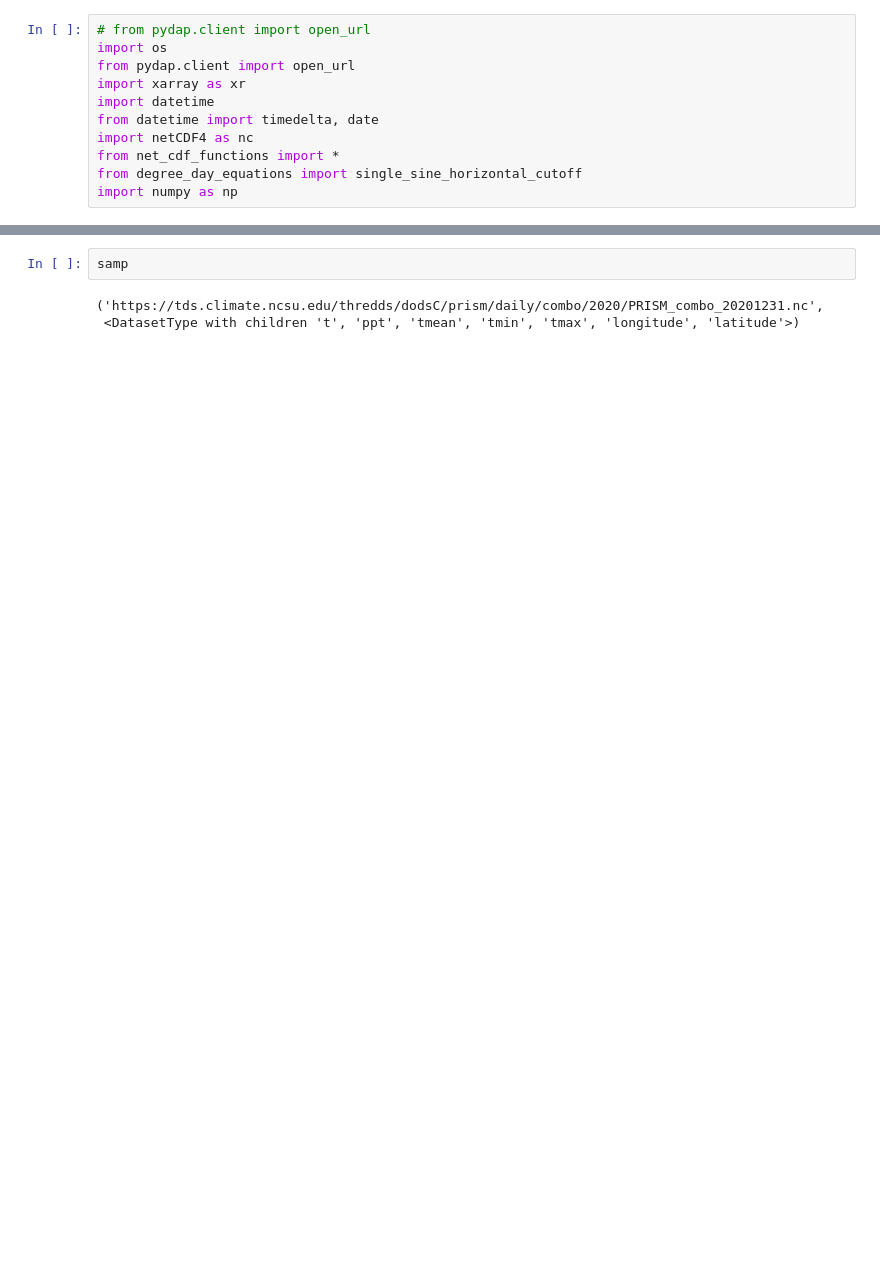
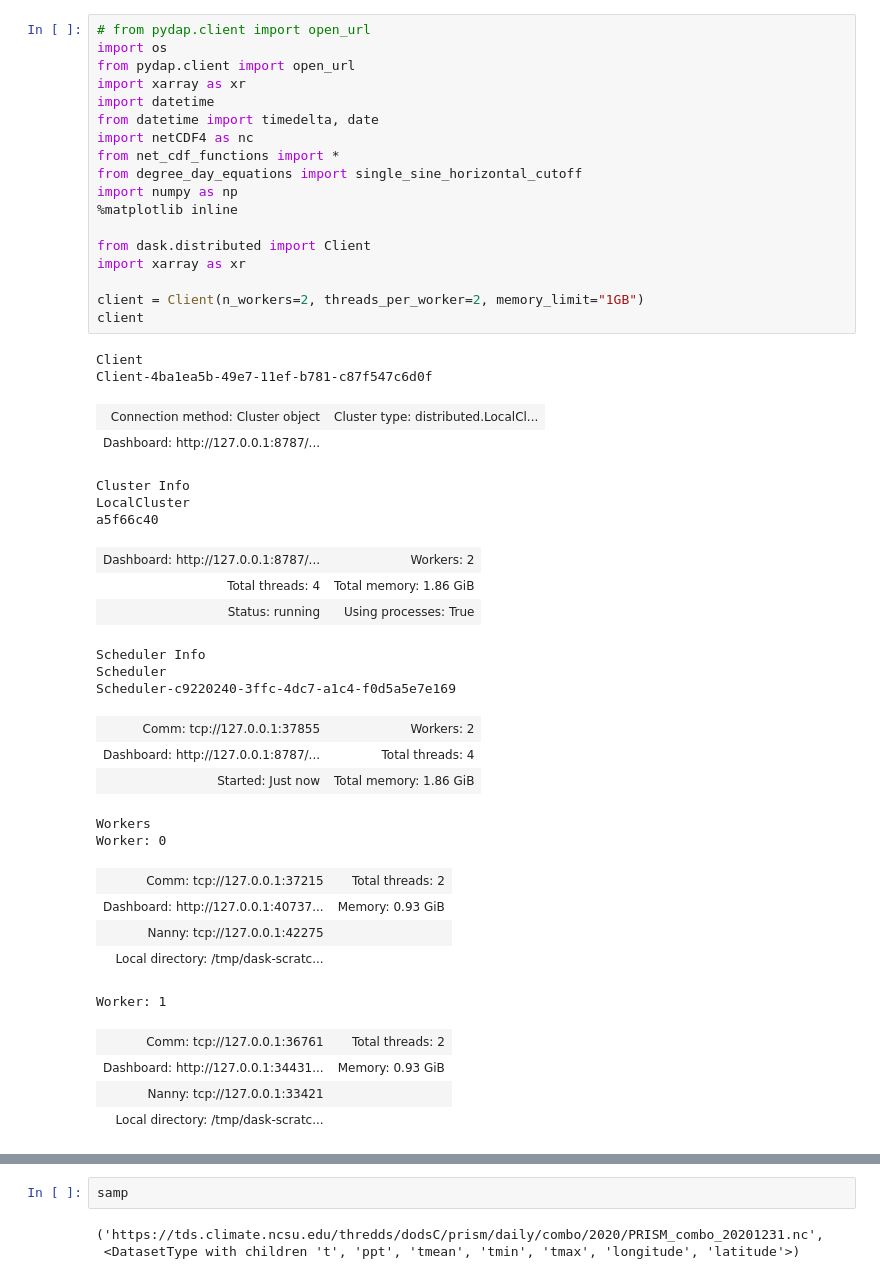
Before and after one commit to ThomWorm/FruitFlyPheno, a Jupyter notebook: test.ipynb, the cells around one changed output, grey strips where cells are left out. Saved outputs shown, nothing was run; the diff lists cells and outputs as text; blank space fills up the shorter version.

Commit message:
dask add

```diff
--- a/test.ipynb
+++ b/test.ipynb
@@ -1,11 +1,46 @@
 # %%
 # from pydap.client import open_url
 import os
 from pydap.client import open_url
 import xarray as xr
 import datetime
 from datetime import timedelta, date
 import netCDF4 as nc
 from net_cdf_functions import *
 from degree_day_equations import single_sine_horizontal_cutoff
 import numpy as np
+%matplotlib inline
+
+from dask.distributed import Client
+import xarray as xr
+
+client = Client(n_workers=2, threads_per_worker=2, memory_limit="1GB")
+client
+# %% [output]
+Client
+Client-4ba1ea5b-49e7-11ef-b781-c87f547c6d0f
+| Connection method: Cluster object | Cluster type: distributed.LocalCl... |
+| Dashboard: http://127.0.0.1:8787/... |  |
+Cluster Info
+LocalCluster
+a5f66c40
+| Dashboard: http://127.0.0.1:8787/... | Workers: 2 |
+| Total threads: 4 | Total memory: 1.86 GiB |
+| Status: running | Using processes: True |
+Scheduler Info
+Scheduler
+Scheduler-c9220240-3ffc-4dc7-a1c4-f0d5a5e7e169
+| Comm: tcp://127.0.0.1:37855 | Workers: 2 |
+| Dashboard: http://127.0.0.1:8787/... | Total threads: 4 |
+| Started: Just now | Total memory: 1.86 GiB |
+Workers
+Worker: 0
+| Comm: tcp://127.0.0.1:37215 | Total threads: 2 |
+| Dashboard: http://127.0.0.1:40737... | Memory: 0.93 GiB |
+| Nanny: tcp://127.0.0.1:42275 |  |
+| Local directory: /tmp/dask-scratc... |  |
+Worker: 1
+| Comm: tcp://127.0.0.1:36761 | Total threads: 2 |
+| Dashboard: http://127.0.0.1:34431... | Memory: 0.93 GiB |
+| Nanny: tcp://127.0.0.1:33421 |  |
+| Local directory: /tmp/dask-scratc... |  |
```
Also changed, not shown: parts of 23 cells of this notebook, 2 other files.
